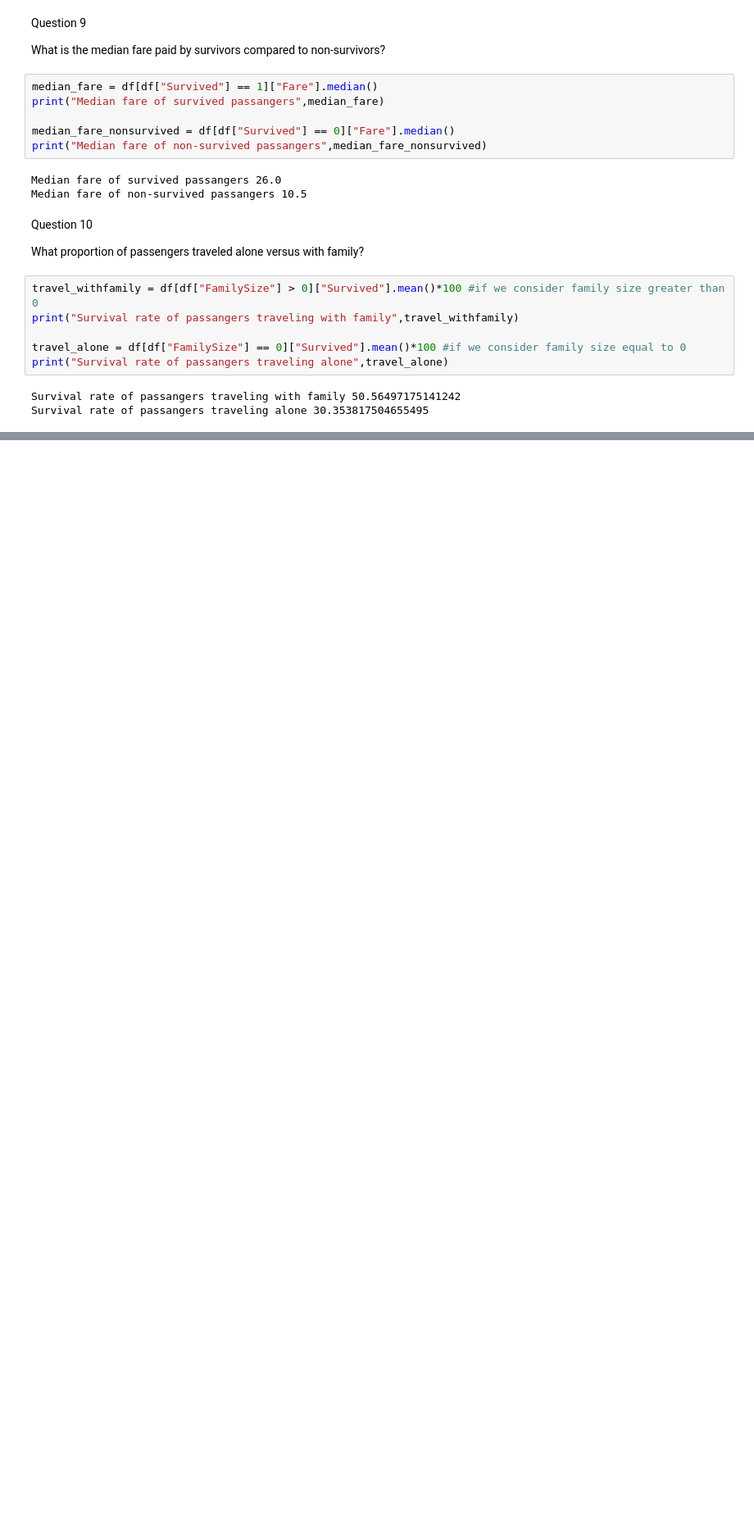
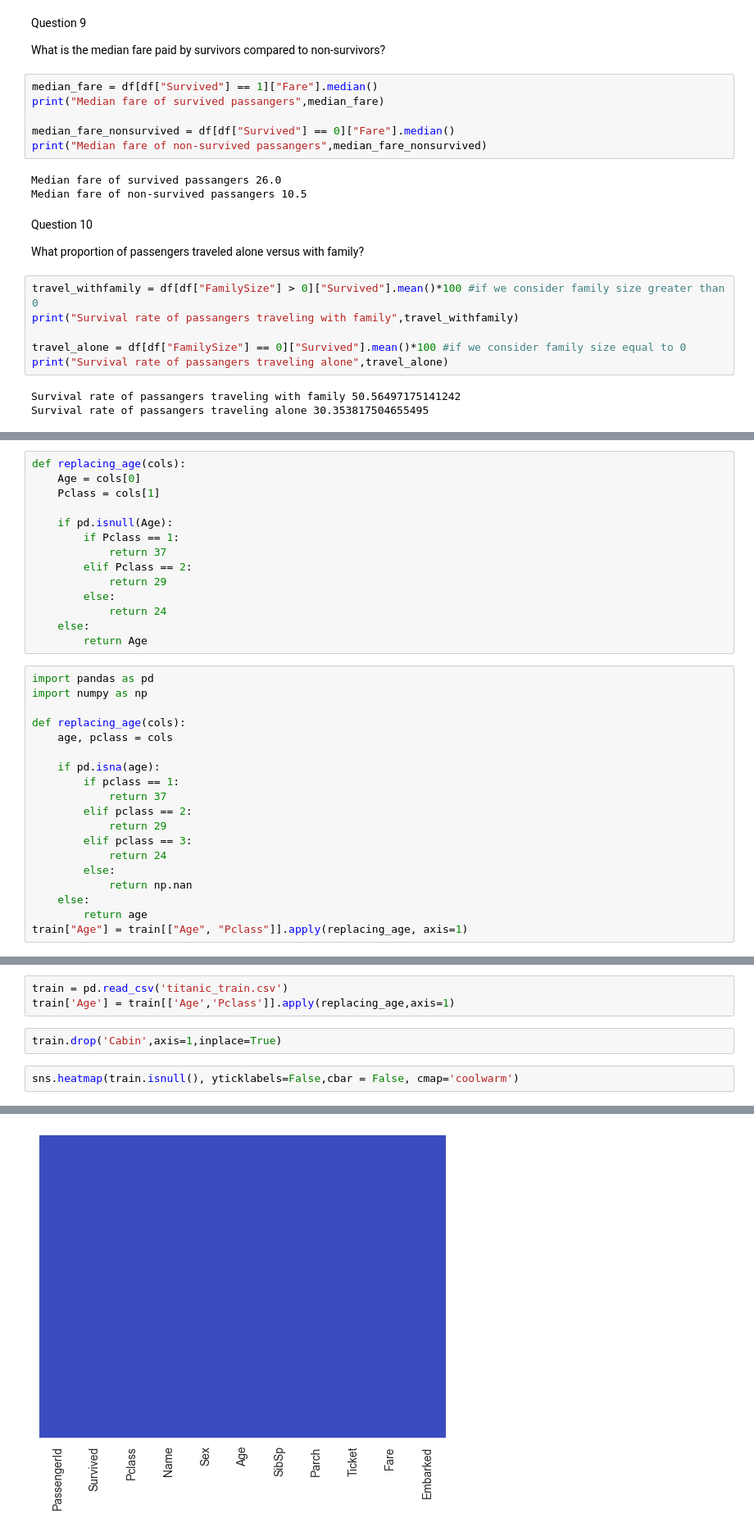
Before and after one commit to way2abhii/Coding, a Jupyter notebook: ML/titanic.ipynb, the cells around one changed output, grey strips where cells are left out. Shown at 82% size. Saved outputs shown, nothing was run; the diff lists cells and outputs as text; blank space fills up the shorter version.

```diff
--- a/ML/titanic.ipynb
+++ b/ML/titanic.ipynb
@@ -269,0 +291,33 @@ Report titanic_report.html was generated! NOTEBOOK/COLAB USERS: the web browser
+# %%
+def replacing_age(cols):
+    Age = cols[0]
+    Pclass = cols[1]
+
+    if pd.isnull(Age):
+        if Pclass == 1:
+            return 37
+        elif Pclass == 2:
+            return 29
+        else:
+            return 24
+    else:
+        return Age
+# %%
+import pandas as pd
+import numpy as np
+
+def replacing_age(cols):
+    age, pclass = cols
+
+    if pd.isna(age):
+        if pclass == 1:
+            return 37
+        elif pclass == 2:
+            return 29
+        elif pclass == 3:
+            return 24
+        else:
+            return np.nan
+    else:
+        return age
+train["Age"] = train[["Age", "Pclass"]].apply(replacing_age, axis=1)
@@ -269,0 +330,8 @@ Report titanic_report.html was generated! NOTEBOOK/COLAB USERS: the web browser
+# %%
+train = pd.read_csv('titanic_train.csv')
+train['Age'] = train[['Age','Pclass']].apply(replacing_age,axis=1)
+# %%
+train.drop('Cabin',axis=1,inplace=True)
+# %%
+sns.heatmap(train.isnull(), yticklabels=False,cbar = False, cmap='coolwarm')
+# %% [output]
@@ -269,0 +339 @@ Report titanic_report.html was generated! NOTEBOOK/COLAB USERS: the web browser
+[figure, added]
```
Also changed, not shown: parts of 24 cells of this notebook.
